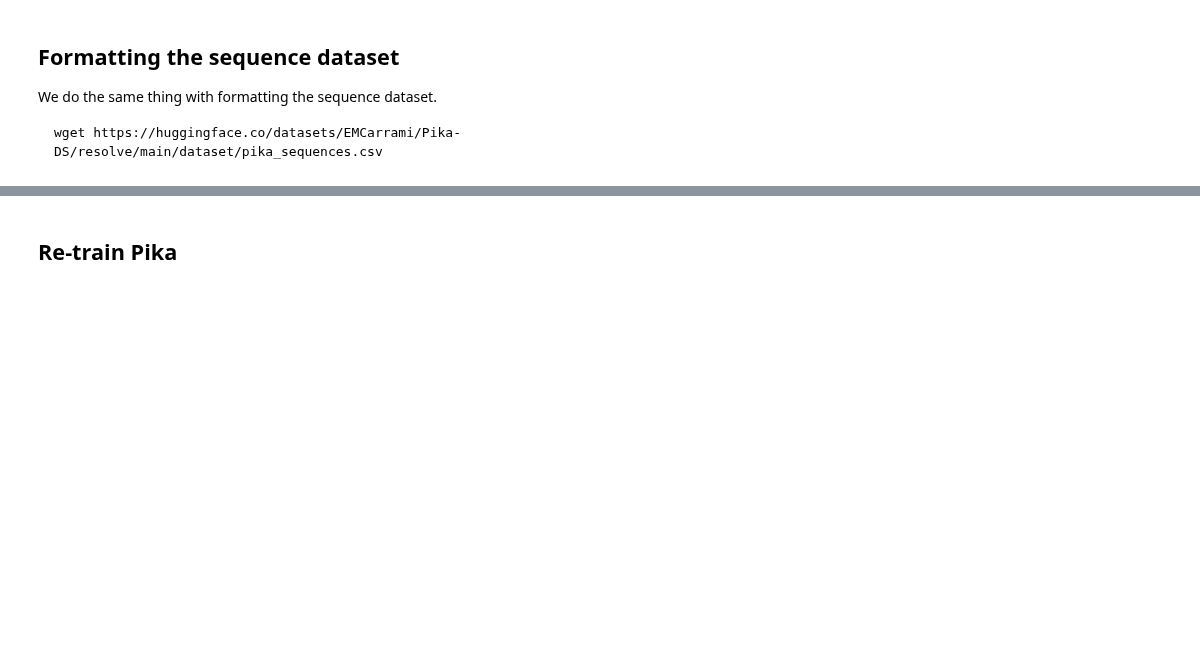
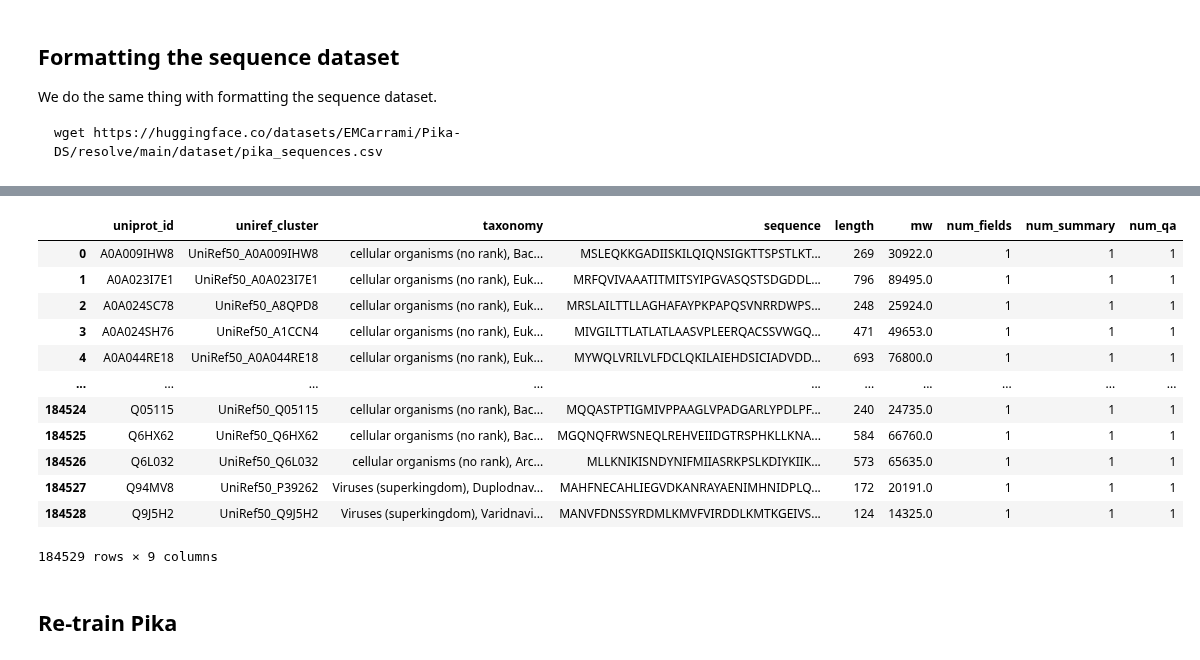
Before and after one commit to jsunn-y/CARE, a Jupyter notebook: task1_baselines/Pika/CARE_Pika.ipynb, the cells around one changed output, grey strips where cells are left out. Cells and saved outputs as stored; diff of their text form; code cells hidden in the pictures; blank space fills up the shorter version.

Commit message:
Updated pika notebook to set training

```diff
--- a/task1_baselines/Pika/CARE_Pika.ipynb
+++ b/task1_baselines/Pika/CARE_Pika.ipynb
@@ -200,0 +240,5 @@ seq_df
+# %%
+uniprot = pd.read_csv('../../pretrained/raw_data/uniprotkb_AND_reviewed_true_2024_10_21_annot_pika.tsv', sep='\t')
+id_to_tax = dict(zip(uniprot['Entry'], uniprot['Taxonomic lineage']))
+id_to_mw = dict(zip(uniprot['Entry'], uniprot['Mass']))
+id_to_len = dict(zip(uniprot['Entry'], uniprot['Length']))
@@ -203,12 +263,28 @@ seq_df
 
 # Save the training sequences
 rows = []
-for entry, seq, ec in df_train[['Entry', 'Sequence', ec_column]].values:
-    rows.append([entry, '', '', seq, len(seq), 1, 1, 1, 1])
+for entry, seq, ec, clust in df_train[['Entry', 'Sequence', ec_column, 'clusterRes50']].values:
+    rows.append([entry, f'UniRef50_{clust}', id_to_tax.get(entry), seq, len(seq), id_to_mw.get(entry), 1, 1, 1])
 
 sample_seqs = pd.DataFrame(rows, columns=['uniprot_id', 'uniref_cluster', 'taxonomy', 'sequence', 'length', 'mw', 'num_fields', 'num_summary', 'num_qa'])
 
 sample_seqs.to_csv('sequences.csv', index=False)
+# %%
+sample_seqs
+# %% [output]
+|  | uniprot_id | uniref_cluster | taxonomy | sequence | length | mw | num_fields | num_summary | num_qa |
+| 0 | A0A009IHW8 | UniRef50_A0A009IHW8 | cellular organisms (no rank), Bac... | MSLEQKKGADIISKILQIQNSIGKTTSPSTLKT... | 269 | 30922.0 | 1 | 1 | 1 |
+| 1 | A0A023I7E1 | UniRef50_A0A023I7E1 | cellular organisms (no rank), Euk... | MRFQVIVAAATITMITSYIPGVASQSTSDGDDL... | 796 | 89495.0 | 1 | 1 | 1 |
+| 2 | A0A024SC78 | UniRef50_A8QPD8 | cellular organisms (no rank), Euk... | MRSLAILTTLLAGHAFAYPKPAPQSVNRRDWPS... | 248 | 25924.0 | 1 | 1 | 1 |
+| 3 | A0A024SH76 | UniRef50_A1CCN4 | cellular organisms (no rank), Euk... | MIVGILTTLATLATLAASVPLEERQACSSVWGQ... | 471 | 49653.0 | 1 | 1 | 1 |
+| 4 | A0A044RE18 | UniRef50_A0A044RE18 | cellular organisms (no rank), Euk... | MYWQLVRILVLFDCLQKILAIEHDSICIADVDD... | 693 | 76800.0 | 1 | 1 | 1 |
+| ... | ... | ... | ... | ... | ... | ... | ... | ... | ... |
+| 184524 | Q05115 | UniRef50_Q05115 | cellular organisms (no rank), Bac... | MQQASTPTIGMIVPPAAGLVPADGARLYPDLPF... | 240 | 24735.0 | 1 | 1 | 1 |
+| 184525 | Q6HX62 | UniRef50_Q6HX62 | cellular organisms (no rank), Bac... | MGQNQFRWSNEQLREHVEIIDGTRSPHKLLKNA... | 584 | 66760.0 | 1 | 1 | 1 |
+| 184526 | Q6L032 | UniRef50_Q6L032 | cellular organisms (no rank), Arc... | MLLKNIKISNDYNIFMIIASRKPSLKDIYKIIK... | 573 | 65635.0 | 1 | 1 | 1 |
+| 184527 | Q94MV8 | UniRef50_P39262 | Viruses (superkingdom), Duplodnav... | MAHFNECAHLIEGVDKANRAYAENIMHNIDPLQ... | 172 | 20191.0 | 1 | 1 | 1 |
+| 184528 | Q9J5H2 | UniRef50_Q9J5H2 | Viruses (superkingdom), Varidnavi... | MANVFDNSSYRDMLKMVFVIRDDLKMTKGEIVS... | 124 | 14325.0 | 1 | 1 | 1 |
+184529 rows × 9 columns
 # %% [markdown]
 ## Re-train Pika
 # %%
```
Also changed, not shown: parts of 5 cells of this notebook.
